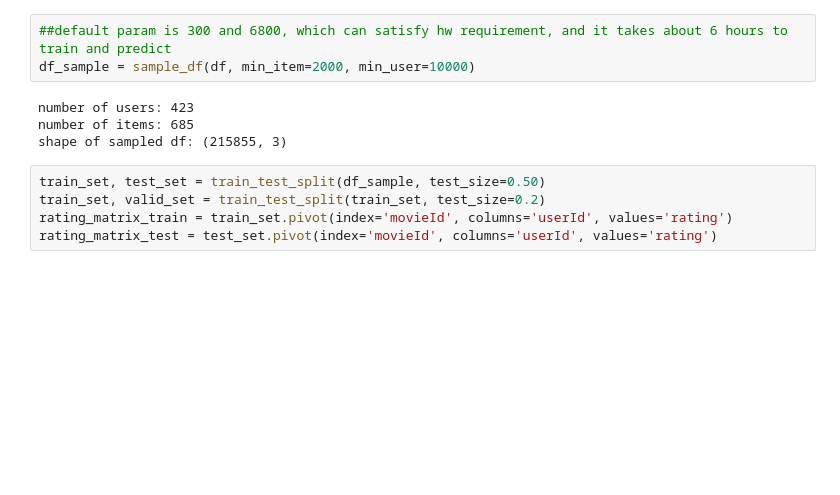
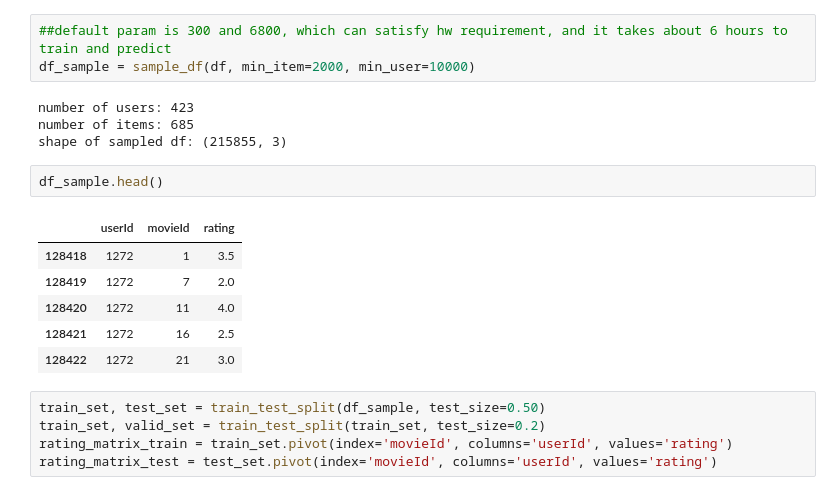
Before and after one commit to xychen1007/recommender_system, a Jupyter notebook: Design of Movie Recommendation System.ipynb, the cells around one changed output. Saved outputs shown, nothing was run; the diff lists cells and outputs as text; blank space fills up the shorter version.

```diff
--- a/Design of Movie Recommendation System.ipynb
+++ b/Design of Movie Recommendation System.ipynb
@@ -52,6 +59,15 @@ df_sample = sample_df(df, min_item=2000, min_user=10000)
 number of users: 423
 number of items: 685
 shape of sampled df: (215855, 3)
+# %%
+df_sample.head()
+# %% [output]
+|  | userId | movieId | rating |
+| 128418 | 1272 | 1 | 3.5 |
+| 128419 | 1272 | 7 | 2.0 |
+| 128420 | 1272 | 11 | 4.0 |
+| 128421 | 1272 | 16 | 2.5 |
+| 128422 | 1272 | 21 | 3.0 |
 # %%
 train_set, test_set = train_test_split(df_sample, test_size=0.50)
 train_set, valid_set = train_test_split(train_set, test_size=0.2)
```
Also changed, not shown: parts of 15 cells of this notebook, 1 other file.
